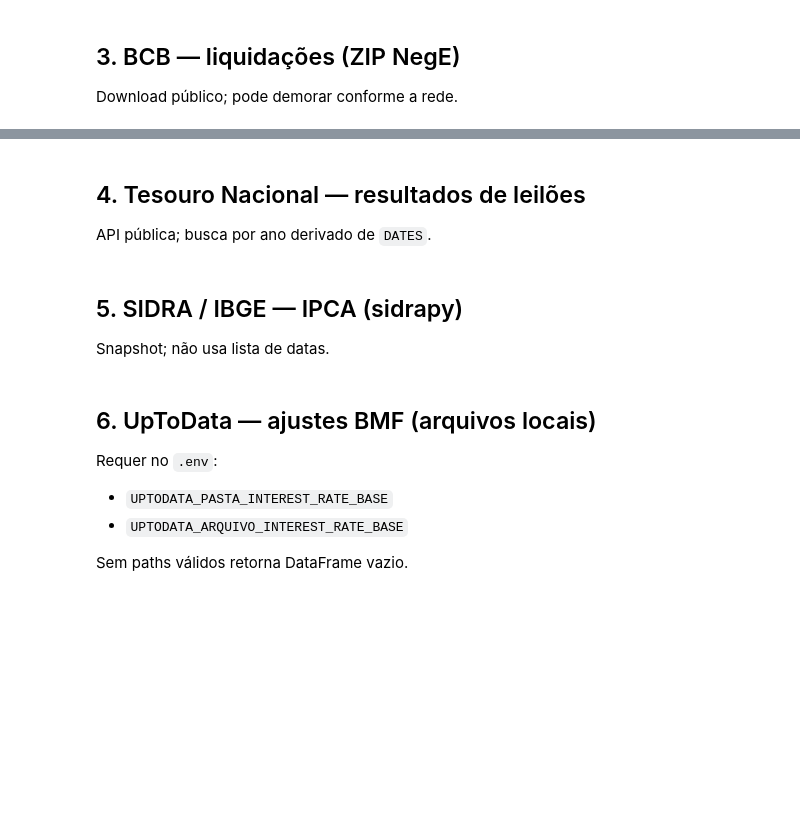
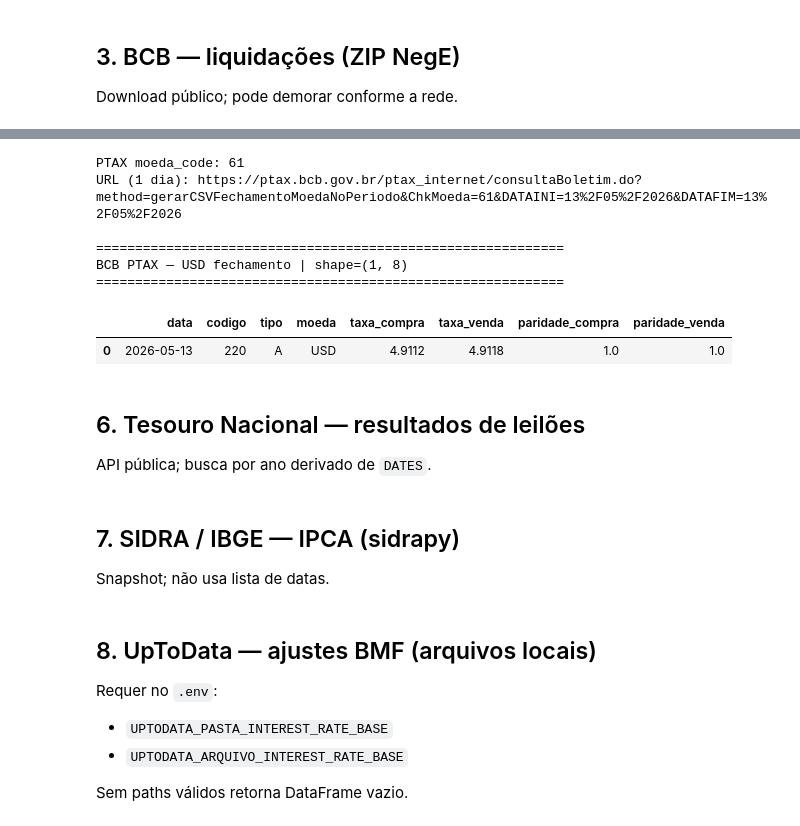
Before and after one commit to rborges447/brazilian_bonds_data_base, a Jupyter notebook: notebooks/test_providers.ipynb, the cells around one changed output, grey strips where cells are left out. Cells and saved outputs as stored; diff of their text form; code cells hidden in the pictures; blank space fills up the shorter version.

Commit message:
provider ptax finalizado

```diff
--- a/notebooks/test_providers.ipynb
+++ b/notebooks/test_providers.ipynb
@@ -181,5 +205,23 @@ BCB NegE (bruto) | shape=(57, 19)
+# %%
+from providers import build_ptax_fechamento_url, fetch_ptax_usd
+
+cfg_bcb = settings.bcb
+print("PTAX moeda_code:", cfg_bcb.ptax_moeda_code)
+print("URL (1 dia):", build_ptax_fechamento_url(REF_DATE, REF_DATE, settings=cfg_bcb))
+
+df_ptax = fetch_ptax_usd(start_date=REF_DATE, end_date=REF_DATE, settings=cfg_bcb)
+preview_df(df_ptax, "BCB PTAX — USD fechamento")
+# %% [output]
+PTAX moeda_code: 61
+URL (1 dia): https://ptax.bcb.gov.br/ptax_internet/consultaBoletim.do?method=gerarCSVFechamentoMoedaNoPeriodo&ChkMoeda=61&DATAINI=13%2F05%2F2026&DATAFIM=13%2F05%2F2026
+
+============================================================
+BCB PTAX — USD fechamento | shape=(1, 8)
+============================================================
+|  | data | codigo | tipo | moeda | taxa_compra | taxa_venda | paridade_compra | paridade_venda |
+| 0 | 2026-05-13 | 220 | A | USD | 4.9112 | 4.9118 | 1.0 | 1.0 |
 # %% [markdown]
-## 4. Tesouro Nacional — resultados de leilões
+## 6. Tesouro Nacional — resultados de leilões
 
 API pública; busca por ano derivado de `DATES`.
 # %%
@@ -194,7 +236,7 @@ preview_list(rows, "get_resultados_by_dates (amostra dict)")
 if rows:
     display(pd.DataFrame(rows).head(5))
 # %% [markdown]
-## 5. SIDRA / IBGE — IPCA (sidrapy)
+## 7. SIDRA / IBGE — IPCA (sidrapy)
 
 Snapshot; não usa lista de datas.
 # %%
@@ -203,7 +245,7 @@ from providers.sidra import SidraIpcaClient
 df_sidra = SidraIpcaClient().fetch_table_ipca()
 preview_df(df_sidra, "SIDRA IPCA (bruto sidrapy)")
 # %% [markdown]
-## 6. UpToData — ajustes BMF (arquivos locais)
+## 8. UpToData — ajustes BMF (arquivos locais)
 
 Requer no `.env`:
 
```
Also changed, not shown: parts of 6 cells of this notebook, 20 other files.
